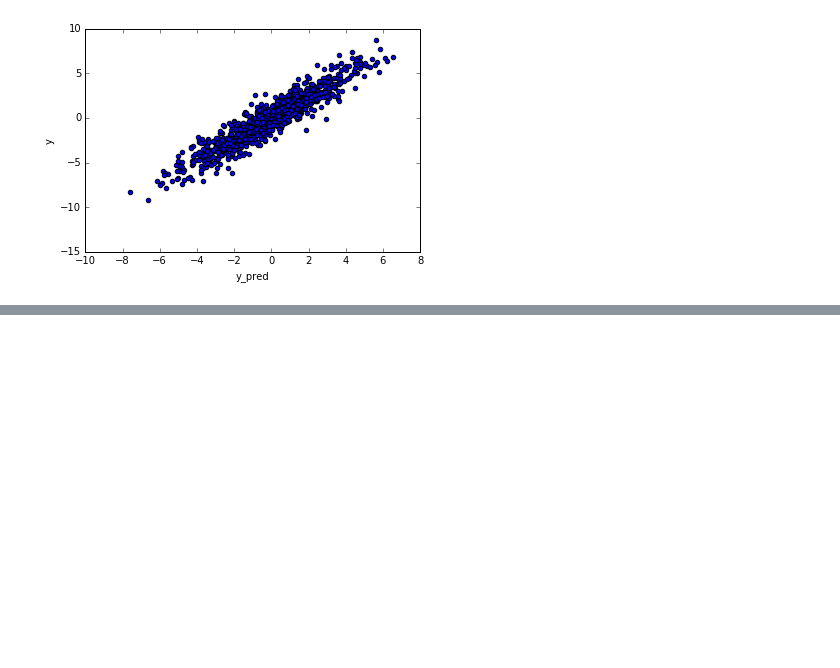
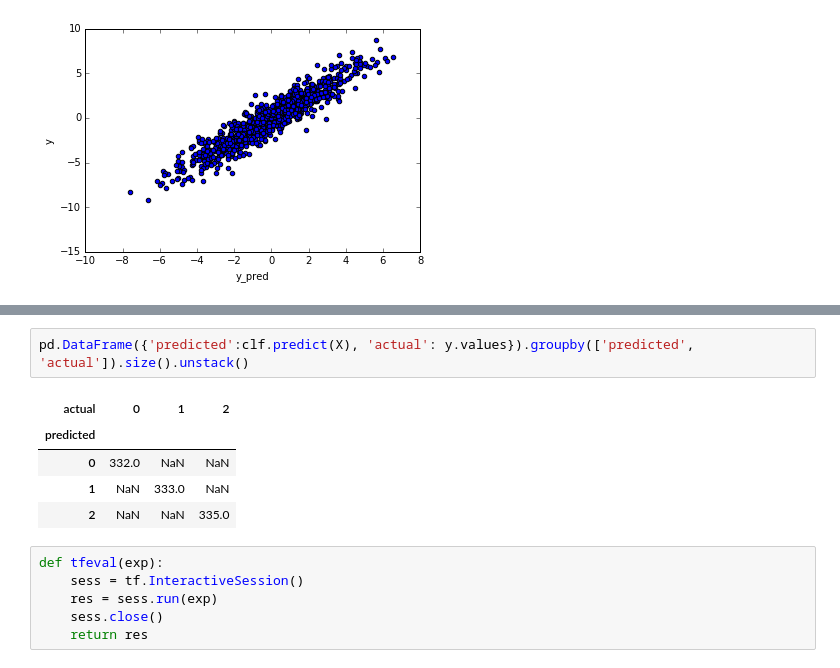
Before and after one commit to eric-czech/portfolio, a Jupyter notebook: demonstrative/python/notebooks/misc/tensorflow_example_lin_reg.ipynb, the cells around one changed output, grey strips where cells are left out. Drawn from its saved outputs; the diff is of its cells as text; blank space fills up the shorter version.

```diff
--- a/demonstrative/python/notebooks/misc/tensorflow_example_lin_reg.ipynb
+++ b/demonstrative/python/notebooks/misc/tensorflow_example_lin_reg.ipynb
@@ -94,0 +118,14 @@ d.plot(kind='scatter', x='y_pred', y='y')
+# %%
+pd.DataFrame({'predicted':clf.predict(X), 'actual': y.values}).groupby(['predicted', 'actual']).size().unstack()
+# %% [output]
+| actual | 0 | 1 | 2 |
+| predicted |  |  |  |
+| 0 | 332.0 | NaN | NaN |
+| 1 | NaN | 333.0 | NaN |
+| 2 | NaN | NaN | 335.0 |
+# %%
+def tfeval(exp):
+    sess = tf.InteractiveSession()
+    res = sess.run(exp)
+    sess.close()
+    return res
```
Also changed, not shown: parts of 17 cells of this notebook, 1 other file.
